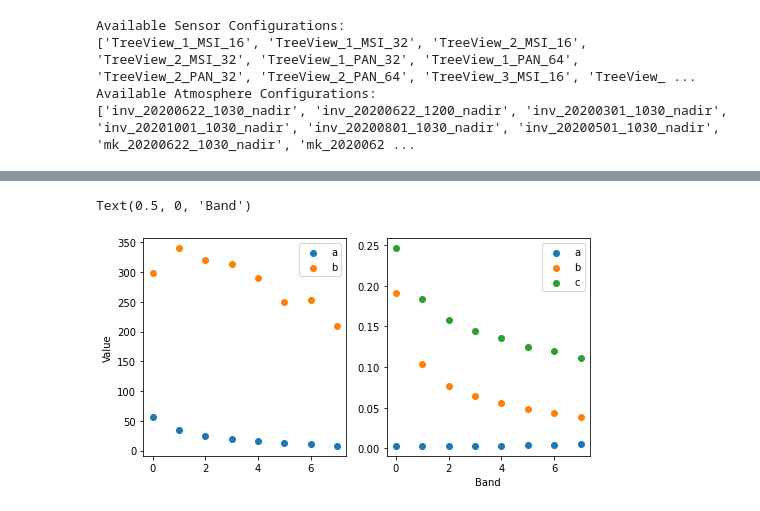
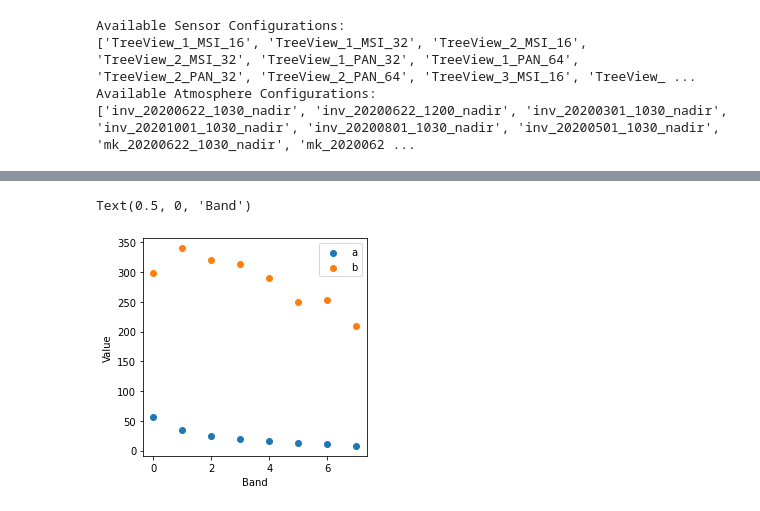
Before and after one commit to joe-fennell/pyeosim, a Jupyter notebook: 6_atcorr_implementation_v1.ipynb, the cells around one changed output, grey strips where cells are left out. Drawn from its saved outputs; the diff is of its cells as text; code cells hidden in the pictures.

```diff
--- a/6_atcorr_implementation_v1.ipynb
+++ b/6_atcorr_implementation_v1.ipynb
@@ -189,0 +181,5 @@ plt.yscale('log')
+# %%
+teledyne_msi32 = sensor.TdiCmos(**sensor_configs['TreeView_3_MSI_32'], store_steps=True)
+# teledyne_msi16 = sensor.TdiCmos(**sensor_configs['TreeView_3_MSI_16'])
+atm = atmosphere.SixSV_atmosphere(generate_mk_test_sixs(atmos_meta.loc[atm_scenario]))
+atm.fit(teledyne_msi32.spectral_response)
@@ -332,16 +266,11 @@ corrected2 = correct(sensor_equiv_radiance, coefs_cor2, bw, version=2)
 # %%
-f,a = plt.subplots(ncols=2, figsize=(8,4))
-coefs_cor1.plot.scatter(x='band', y='a',ax=a[0], label='a')
-coefs_cor1.plot.scatter(x='band', y='b',ax=a[0], label='b')
-coefs_cor2.plot.scatter(x='band', y='a',ax=a[1], label='a')
-coefs_cor2.plot.scatter(x='band', y='b',ax=a[1], label='b')
-coefs_cor2.plot.scatter(x='band', y='c',ax=a[1], label='c')
-a[0].legend()
-a[1].legend()
-a[0].set_ylabel('Value')
-a[0].set_xlabel('')
-a[1].set_ylabel('')
-a[1].set_xlabel('Band')
+f,a = plt.subplots(ncols=1, figsize=(4,4))
+atm._coefs.plot.scatter(x='band', y='a',ax=a, label='a')
+atm._coefs.plot.scatter(x='band', y='b',ax=a, label='b')
+
+a.legend()
+a.set_ylabel('Value')
+a.set_xlabel('Band')
 # %% [output]
 Text(0.5, 0, 'Band')
-[figure, old version]
+[figure, new version]
```
Also changed, not shown: parts of 19 cells of this notebook, 1 other file.
